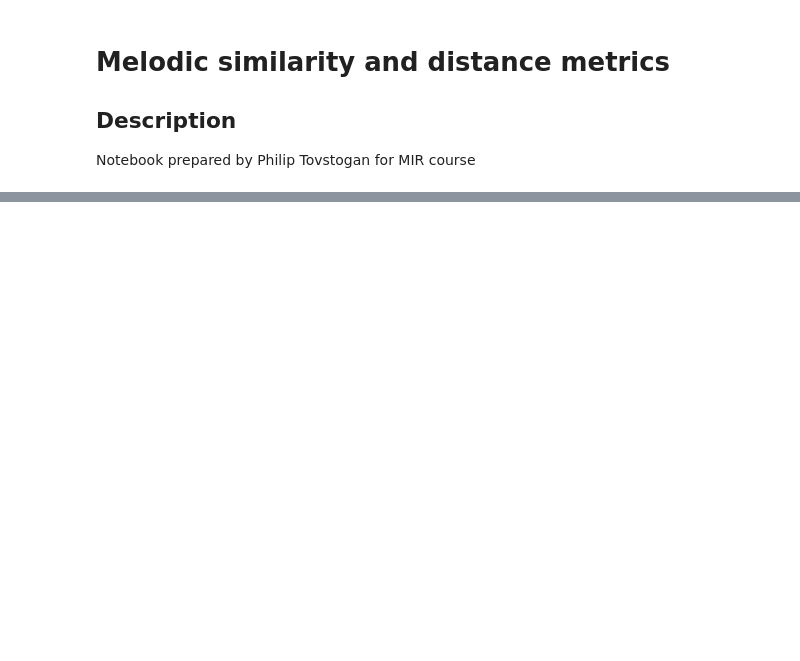
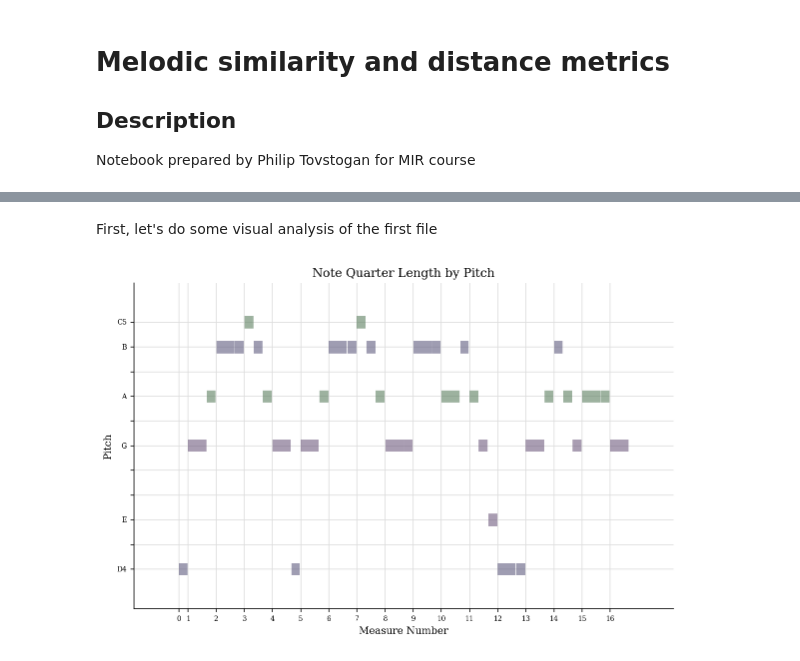
Before and after one commit to kamalsky/MIRCourse, a Jupyter notebook: notebooks/studentNotebooks/melodicSimilarity/melodic_similarity.ipynb, the cells around one changed output, grey strips where cells are left out. Saved outputs shown, nothing was run; the diff lists cells and outputs as text; code cells hidden in the pictures; blank space fills up the shorter version.

```diff
--- a/notebooks/studentNotebooks/melodicSimilarity/melodic_similarity.ipynb
+++ b/notebooks/studentNotebooks/melodicSimilarity/melodic_similarity.ipynb
@@ -85,0 +35,8 @@ contours = np.array(contours)
+# %% [markdown]
+First, let's do some visual analysis of the first file
+# %%
+# Plot the piano roll of the midi file
+data = m21.converter.parse(path(files[0]))
+data.plot()
+# %% [output]
+[figure, added]
```
Also changed, not shown: parts of 18 cells of this notebook.
